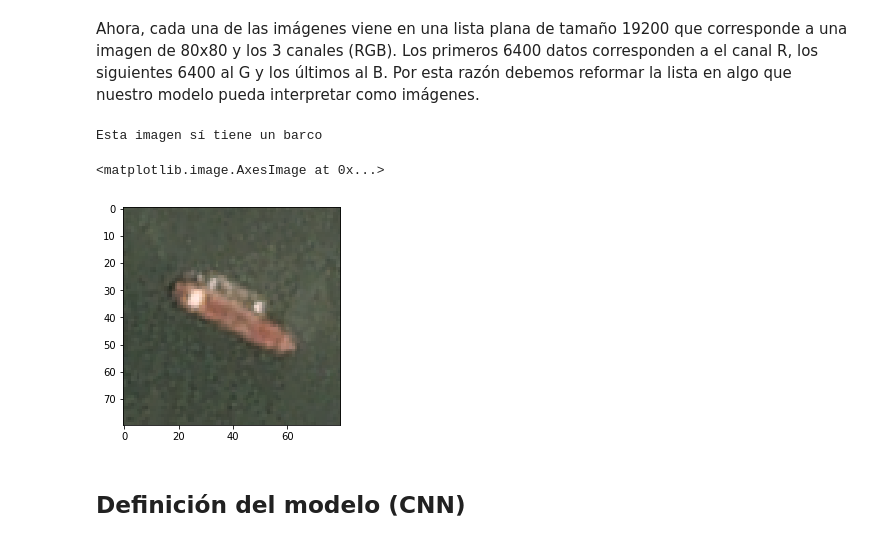
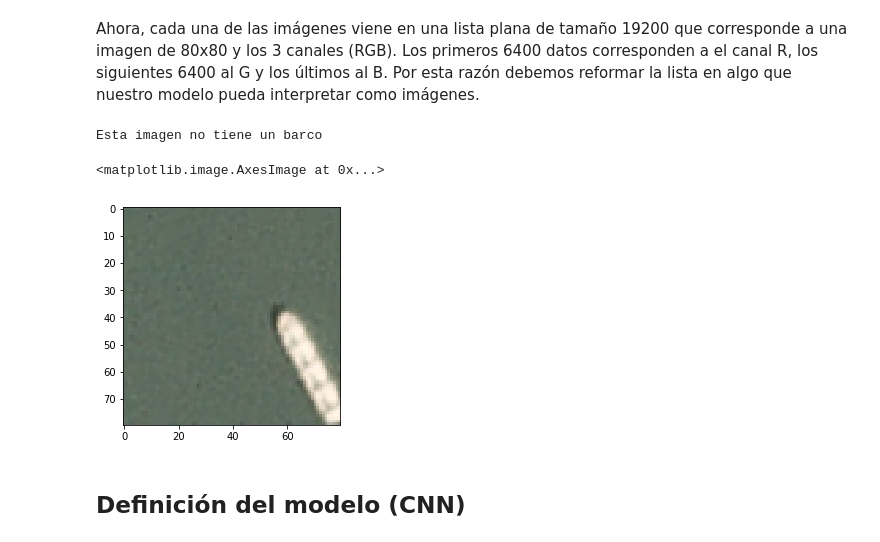
Before and after one commit to camiloaz/udea-preprocessing, a Jupyter notebook: conv_NN.ipynb, the cells around one changed output. Drawn from its saved outputs; the diff is of its cells as text; code cells hidden in the pictures.

```diff
--- a/conv_NN.ipynb
+++ b/conv_NN.ipynb
@@ -26,13 +26,13 @@ def reshape_data(dictionary):
 train_images, train_labels = reshape_data(train_d)
 test_images, test_labels = reshape_data(test_d)
 # %%
-ii = 23
+ii = 26
 print(f"Esta imagen {'sí' if train_labels[ii] else 'no'} tiene un barco")
 plt.imshow(train_images[ii])
 # %% [output]
-Esta imagen sí tiene un barco
+Esta imagen no tiene un barco
 <matplotlib.image.AxesImage at 0x...>
-[figure, old version]
+[figure, new version]
 # %%
 # TODO: Acá realicen todas las transformaciones que quieran con las imágenes. Ya sea para cambiar el set de datos o para aumentarlo
 # %% [markdown]
```
Also changed, not shown: parts of 1 cell of this notebook, 2 other files.
